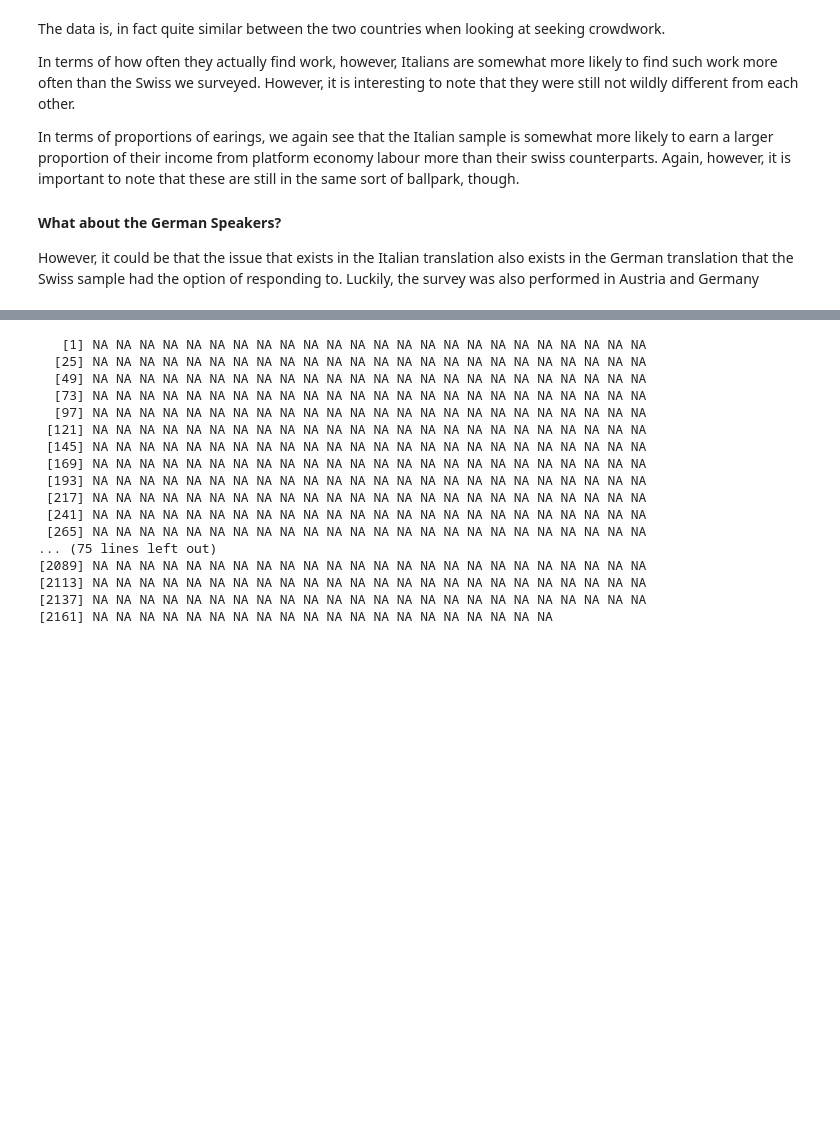
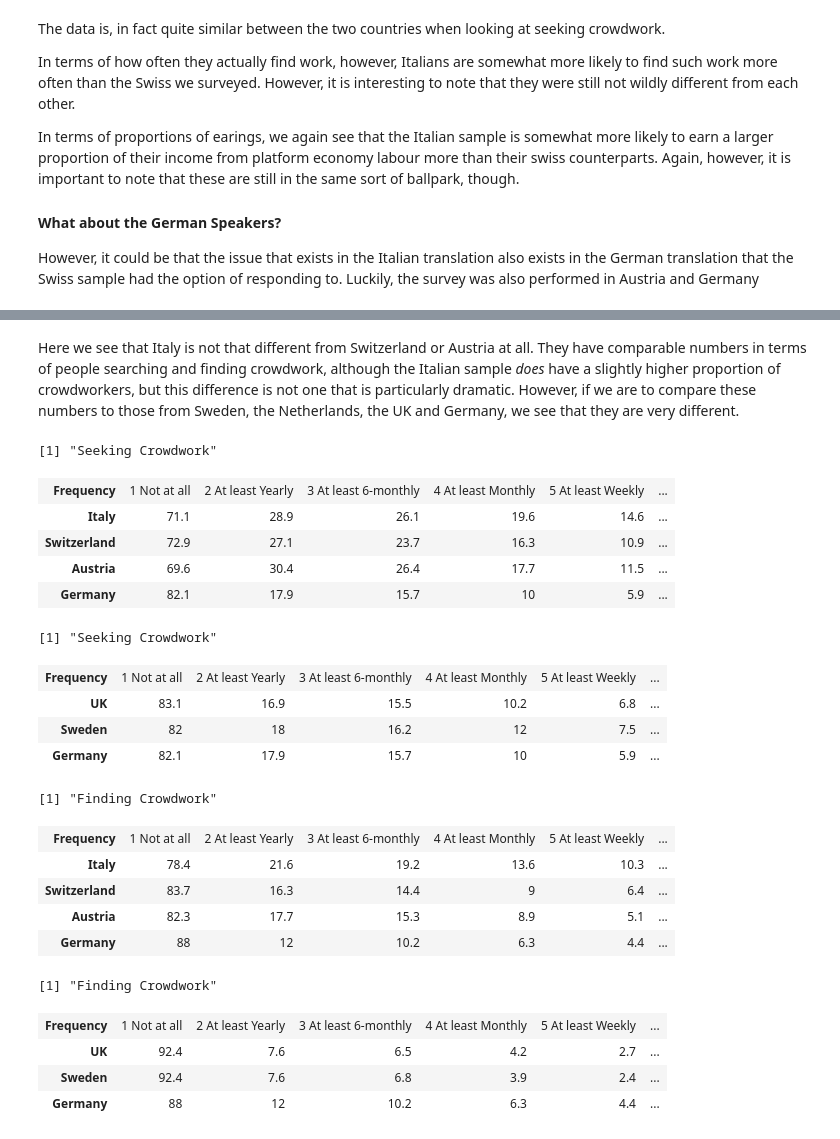
Before and after one commit to MikeyMoonBeam/test, a Jupyter notebook: Doom1.ipynb, the cells around one changed output, grey strips where cells are left out. Drawn from its saved outputs; the diff is of its cells as text; code cells hidden in the pictures; blank space fills up the shorter version.

```diff
--- a/Doom1.ipynb
+++ b/Doom1.ipynb
@@ -231,23 +251,45 @@ CompareITCHATDEInc
 | Switzerland | 86 | 14 | 7.2 | 4.7 | 3.4 | 2.5 | ... |
 | Austria | 84.2 | 15.8 | 6.9 | 4.4 | 2.4 | 1.5 | ... |
 | Germany | 88.7 | 11.3 | 6.5 | 4.4 | 2.9 | 1.2 | ... |
-# %%
-Germany$cq04_1
-# %% [output]
-   [1] NA NA NA NA NA NA NA NA NA NA NA NA NA NA NA NA NA NA NA NA NA NA NA NA
-  [25] NA NA NA NA NA NA NA NA NA NA NA NA NA NA NA NA NA NA NA NA NA NA NA NA
-  [49] NA NA NA NA NA NA NA NA NA NA NA NA NA NA NA NA NA NA NA NA NA NA NA NA
-  [73] NA NA NA NA NA NA NA NA NA NA NA NA NA NA NA NA NA NA NA NA NA NA NA NA
-  [97] NA NA NA NA NA NA NA NA NA NA NA NA NA NA NA NA NA NA NA NA NA NA NA NA
- [121] NA NA NA NA NA NA NA NA NA NA NA NA NA NA NA NA NA NA NA NA NA NA NA NA
- [145] NA NA NA NA NA NA NA NA NA NA NA NA NA NA NA NA NA NA NA NA NA NA NA NA
- [169] NA NA NA NA NA NA NA NA NA NA NA NA NA NA NA NA NA NA NA NA NA NA NA NA
- [193] NA NA NA NA NA NA NA NA NA NA NA NA NA NA NA NA NA NA NA NA NA NA NA NA
- [217] NA NA NA NA NA NA NA NA NA NA NA NA NA NA NA NA NA NA NA NA NA NA NA NA
- [241] NA NA NA NA NA NA NA NA NA NA NA NA NA NA NA NA NA NA NA NA NA NA NA NA
- [265] NA NA NA NA NA NA NA NA NA NA NA NA NA NA NA NA NA NA NA NA NA NA NA NA
-... (75 lines left out)
-[2089] NA NA NA NA NA NA NA NA NA NA NA NA NA NA NA NA NA NA NA NA NA NA NA NA
-[2113] NA NA NA NA NA NA NA NA NA NA NA NA NA NA NA NA NA NA NA NA NA NA NA NA
-[2137] NA NA NA NA NA NA NA NA NA NA NA NA NA NA NA NA NA NA NA NA NA NA NA NA
-[2161] NA NA NA NA NA NA NA NA NA NA NA NA NA NA NA NA NA NA NA NA
+# %% [markdown]
+Here we see that Italy is not that different from Switzerland or Austria at all. They have comparable numbers in terms of people searching and finding crowdwork, although the Italian sample *does* have a slightly higher proportion of crowdworkers, but this difference is not one that is particularly dramatic. However, if we are to compare these numbers to those from Sweden, the Netherlands, the UK and Germany, we see that they are very different.
+# %%
+print("Seeking Crowdwork")
+CompareITCHATDESeek
+
+CompareNLUKSEDESeek<-rbind(FrequencyList,Seeking("UK"),Seeking("Sweden"),Seeking("Germany"))
+rownames(CompareNLUKSEDESeek)<-c("Frequency","UK","Sweden","Germany")
+print("Seeking Crowdwork")
+CompareNLUKSEDESeek
+
+
+print("Finding Crowdwork")
+CompareITCHATDEFInd
+
+CompareNLUKSEDEFind<-rbind(FrequencyList,Finding("UK"),Finding("Sweden"),Finding("Germany"))
+rownames(CompareNLUKSEDEFind)<-c("Frequency","UK","Sweden","Germany")
+print("Finding Crowdwork")
+CompareNLUKSEDEFind
+# %% [output]
+[1] "Seeking Crowdwork"
+| Frequency | 1 Not at all | 2 At least Yearly | 3 At least 6-monthly | 4 At least Monthly | 5 At least Weekly | ... |
+| Italy | 71.1 | 28.9 | 26.1 | 19.6 | 14.6 | ... |
+| Switzerland | 72.9 | 27.1 | 23.7 | 16.3 | 10.9 | ... |
+| Austria | 69.6 | 30.4 | 26.4 | 17.7 | 11.5 | ... |
+| Germany | 82.1 | 17.9 | 15.7 | 10 | 5.9 | ... |
+[1] "Seeking Crowdwork"
+| Frequency | 1 Not at all | 2 At least Yearly | 3 At least 6-monthly | 4 At least Monthly | 5 At least Weekly | ... |
+| UK | 83.1 | 16.9 | 15.5 | 10.2 | 6.8 | ... |
+| Sweden | 82 | 18 | 16.2 | 12 | 7.5 | ... |
+| Germany | 82.1 | 17.9 | 15.7 | 10 | 5.9 | ... |
+[1] "Finding Crowdwork"
+| Frequency | 1 Not at all | 2 At least Yearly | 3 At least 6-monthly | 4 At least Monthly | 5 At least Weekly | ... |
+| Italy | 78.4 | 21.6 | 19.2 | 13.6 | 10.3 | ... |
+| Switzerland | 83.7 | 16.3 | 14.4 | 9 | 6.4 | ... |
+| Austria | 82.3 | 17.7 | 15.3 | 8.9 | 5.1 | ... |
+| Germany | 88 | 12 | 10.2 | 6.3 | 4.4 | ... |
+[1] "Finding Crowdwork"
+| Frequency | 1 Not at all | 2 At least Yearly | 3 At least 6-monthly | 4 At least Monthly | 5 At least Weekly | ... |
+| UK | 92.4 | 7.6 | 6.5 | 4.2 | 2.7 | ... |
+| Sweden | 92.4 | 7.6 | 6.8 | 3.9 | 2.4 | ... |
+| Germany | 88 | 12 | 10.2 | 6.3 | 4.4 | ... |
```
Also changed, not shown: parts of 5 cells of this notebook.
